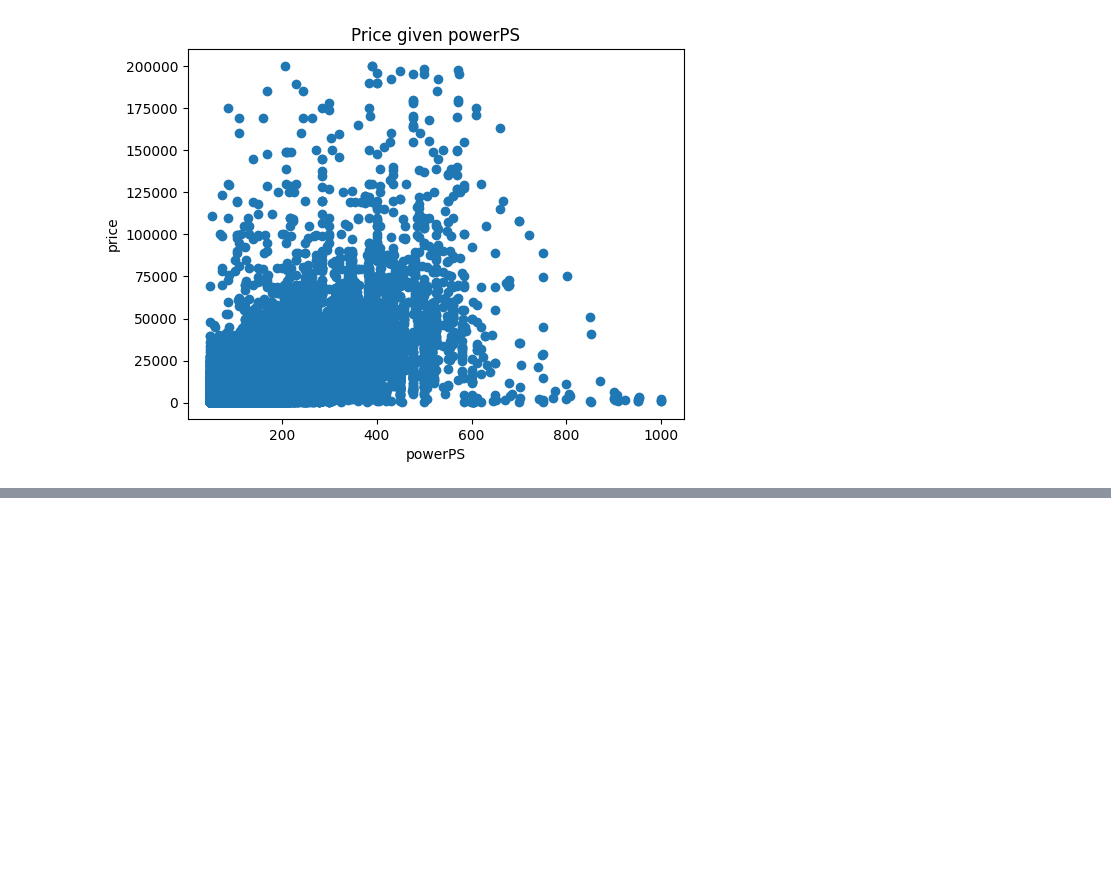
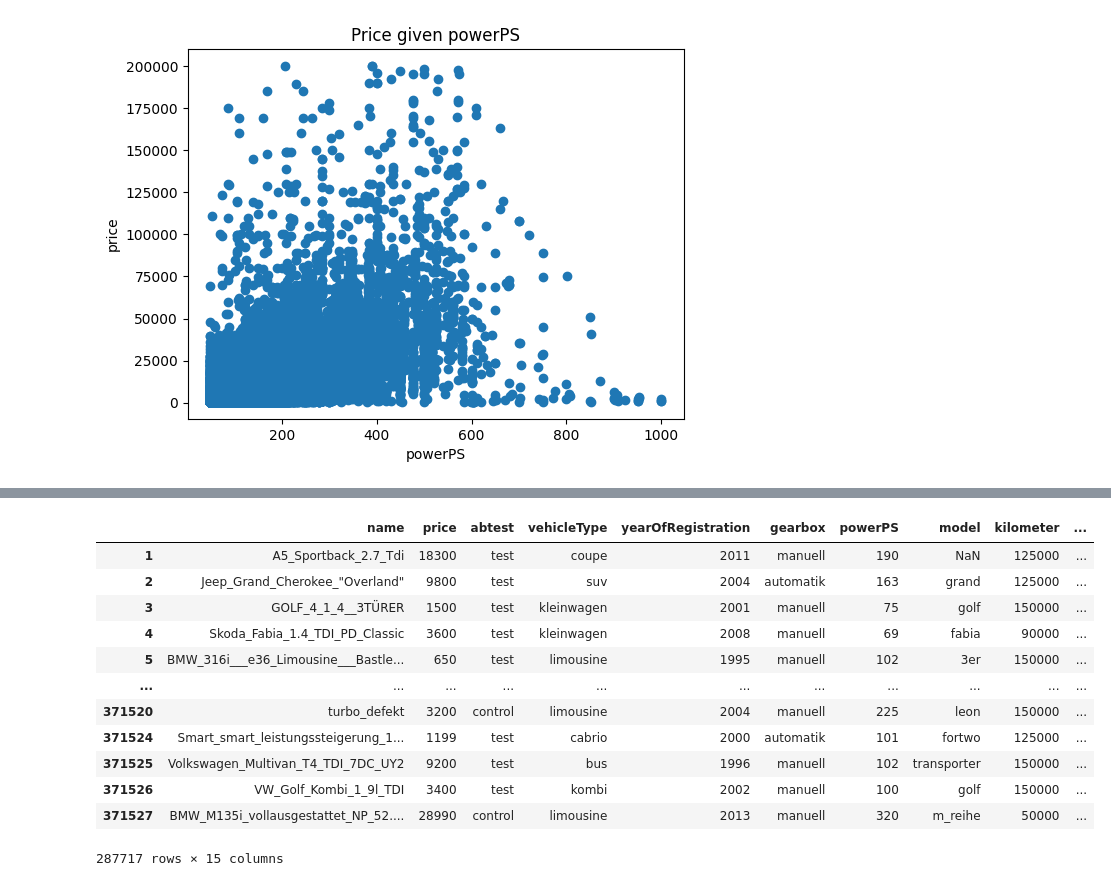
Before and after one commit to BaptisteLeroux/Deloitte, a Jupyter notebook: main.ipynb, the cells around one changed output, grey strips where cells are left out. Saved outputs shown, nothing was run; the diff lists cells and outputs as text; code cells hidden in the pictures; blank space fills up the shorter version.

```diff
--- a/main.ipynb
+++ b/main.ipynb
@@ -556,0 +588,9 @@ Text(0.5, 0, 'powerPS')
+# %%
+# Convertir les colonnes 'lastSeen' et 'dateCrawled' au format datetime
+df_clean['lastSeen'] = pd.to_datetime(df_clean['lastSeen'])
+df_clean['dateCrawled'] = pd.to_datetime(df_clean['dateCrawled'])
+
+# Calculer la différence entre les dates et extraire le nombre de jours
+df_clean['days_between'] = (df_clean['lastSeen'] - df_clean['dateCrawled']).dt.days
+
+df_clean
@@ -556,0 +614,18 @@ Text(0.5, 0, 'powerPS')
+# %%
+df_clean.drop("dateCrawled", axis=1, inplace=True)
+# %%
+df_clean
+# %% [output]
+|  | name | price | abtest | vehicleType | yearOfRegistration | gearbox | powerPS | model | kilometer | ... |
+| 1 | A5_Sportback_2.7_Tdi | 18300 | test | coupe | 2011 | manuell | 190 | NaN | 125000 | ... |
+| 2 | Jeep_Grand_Cherokee_"Overland" | 9800 | test | suv | 2004 | automatik | 163 | grand | 125000 | ... |
+| 3 | GOLF_4_1_4__3TÜRER | 1500 | test | kleinwagen | 2001 | manuell | 75 | golf | 150000 | ... |
+| 4 | Skoda_Fabia_1.4_TDI_PD_Classic | 3600 | test | kleinwagen | 2008 | manuell | 69 | fabia | 90000 | ... |
+| 5 | BMW_316i___e36_Limousine___Bastle... | 650 | test | limousine | 1995 | manuell | 102 | 3er | 150000 | ... |
+| ... | ... | ... | ... | ... | ... | ... | ... | ... | ... | ... |
+| 371520 | turbo_defekt | 3200 | control | limousine | 2004 | manuell | 225 | leon | 150000 | ... |
+| 371524 | Smart_smart_leistungssteigerung_1... | 1199 | test | cabrio | 2000 | automatik | 101 | fortwo | 125000 | ... |
+| 371525 | Volkswagen_Multivan_T4_TDI_7DC_UY2 | 9200 | test | bus | 1996 | manuell | 102 | transporter | 150000 | ... |
+| 371526 | VW_Golf_Kombi_1_9l_TDI | 3400 | test | kombi | 2002 | manuell | 100 | golf | 150000 | ... |
+| 371527 | BMW_M135i_vollausgestattet_NP_52.... | 28990 | control | limousine | 2013 | manuell | 320 | m_reihe | 50000 | ... |
+287717 rows × 15 columns
```
Also changed, not shown: parts of 16 cells of this notebook.
